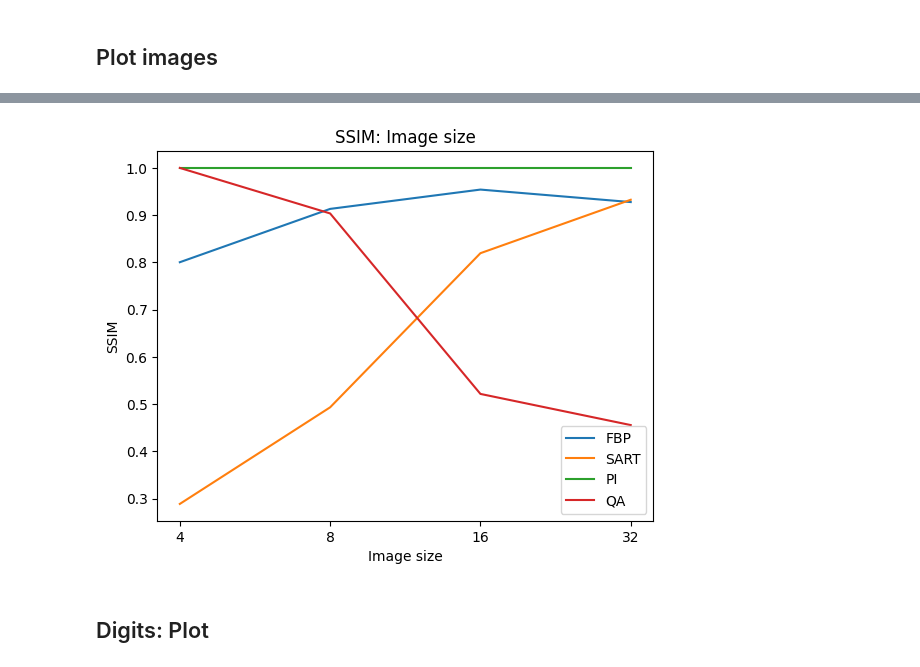
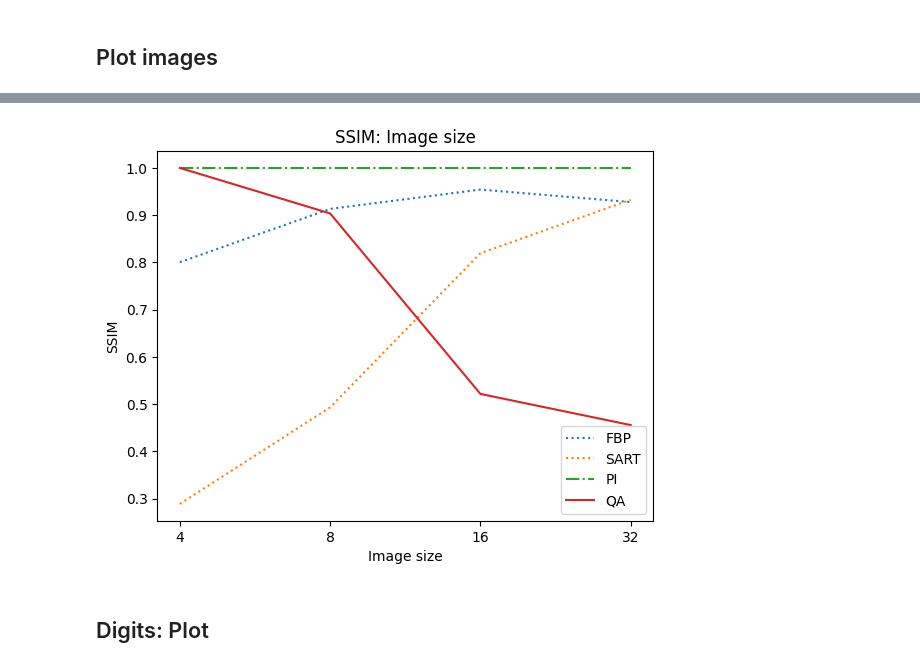
Before and after one commit to merlzbert/Quantum-Annealing-Emission-Tomography, a Jupyter notebook: DWave/analyze_integer_paper.ipynb, the cells around one changed output, grey strips where cells are left out. Drawn from its saved outputs; the diff is of its cells as text; code cells hidden in the pictures.

```diff
--- a/DWave/analyze_integer_paper.ipynb
+++ b/DWave/analyze_integer_paper.ipynb
@@ -11,7 +11,7 @@ import matplotlib.pyplot as plt
 # %%
 # RMSE
 search_path = 'Results/ResultsSheppLoganNC_16/'
-images = [_ for _ in os.listdir(search_path) if not _.endswith(".npy") and not _.endswith(".png") and not _.endswith(".svg")]
+images = [_ for _ in os.listdir(search_path) if not _.endswith(".npy") and not _.endswith(".png") and not _.endswith(".svg") and not _.endswith(".pdf")]
 rms = np.zeros((1, 4, 4))
 print(images)
 for f, i in zip(images, range(len(images))):
@@ -40,7 +40,7 @@ for f, i in zip(images, range(len(images))):
 # %%
 # SSIM
 search_path = 'Results/ResultsSheppLoganNC_16/'
-images = [_ for _ in os.listdir(search_path) if not _.endswith(".npy") and not _.endswith(".png") and not _.endswith(".svg")]
+images = [_ for _ in os.listdir(search_path) if not _.endswith(".npy") and not _.endswith(".png") and not _.endswith(".svg") and not _.endswith(".pdf")]
 ssim = np.zeros((1, 4, 4))
 print(images)
 for f, i in zip(images, range(len(images))):
@@ -171,22 +171,22 @@ plt.show()
 # %%
 #RMSE
 import matplotlib.pyplot as plt
 mat_sizes = [4, 8, 16, 32]
-plt.plot(ssim[0, :, 0], label="FBP")
-plt.plot(ssim[0, :, 1], label="SART")
-plt.plot(ssim[0, :, 2], label="PI")
-plt.plot(ssim[0, :, 3], label="QA")
+plt.plot(ssim[0, :, 0], label="FBP",  linestyle='dotted')
+plt.plot(ssim[0, :, 1], label="SART",  linestyle='dotted')
+plt.plot(ssim[0, :, 2], label="PI",  linestyle='dashdot')
+plt.plot(ssim[0, :, 3], label="QA",  linestyle='solid')
 plt.xticks(range(len(mat_sizes)), mat_sizes)
 plt.xlabel("Image size")
 plt.ylabel("SSIM")
 plt.title("SSIM: Image size")
 plt.legend()
 plt.savefig("Results/ResultsSheppLoganNC_16/shepp_logan_ssim.svg", format='svg')
 plt.savefig("Results/ResultsSheppLoganNC_16/shepp_logan_ssim.png", format='png')
 plt.savefig("Results/ResultsSheppLoganNC_16/shepp_logan_ssim.pdf", format='pdf')
 plt.show()
 # %% [output]
-[figure, old version]
+[figure, new version]
 # %% [markdown]
 ## Digits: Plot
 # %%
```
Also changed, not shown: parts of 16 cells of this notebook, 14 other files.
